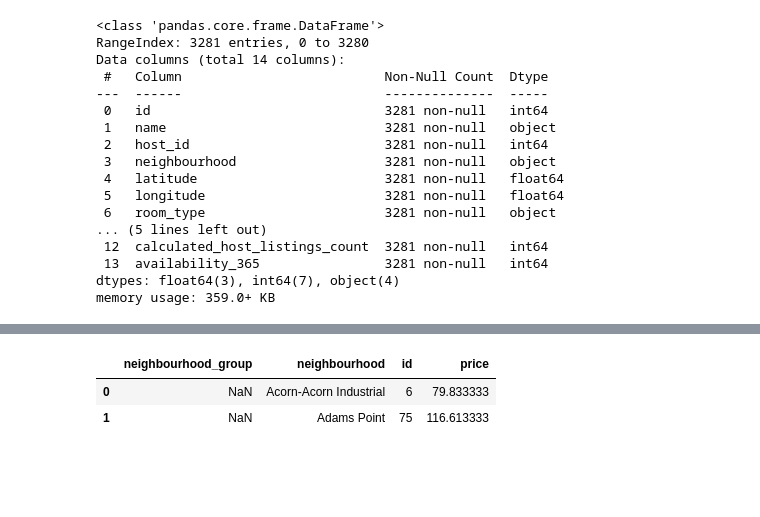
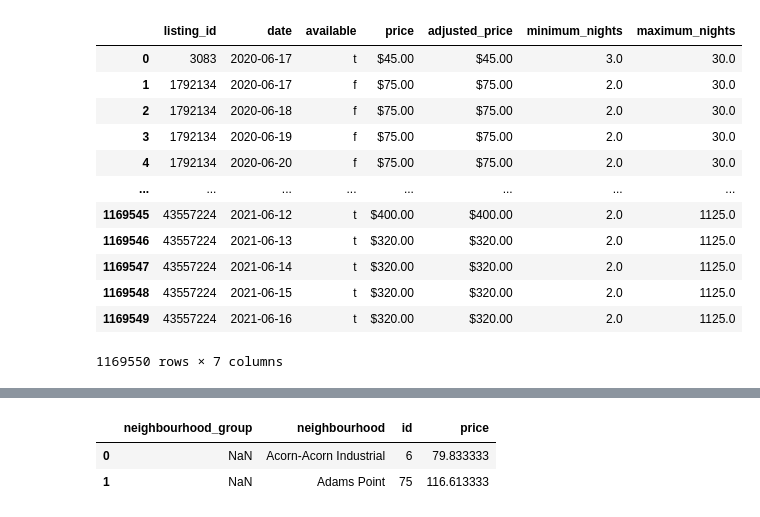
Before and after one commit to ab-89-ab/Assel_Badar.CAPSTONE2, a Jupyter notebook: Capstone2.ipynb, the cells around one changed output, grey strips where cells are left out. Saved outputs shown, nothing was run; the diff lists cells and outputs as text; code cells hidden in the pictures; blank space fills up the shorter version.

```diff
--- a/Capstone2.ipynb
+++ b/Capstone2.ipynb
@@ -43,21 +15,20 @@ memory usage: 410.2+ KB
-# %%
-# dfl.drop(columns=['host_name'],inplace=True)
-dfl.info()
-# %% [output]
-<class 'pandas.core.frame.DataFrame'>
-RangeIndex: 3281 entries, 0 to 3280
-Data columns (total 14 columns):
- #   Column                          Non-Null Count  Dtype
----  ------                          --------------  -----
- 0   id                              3281 non-null   int64
- 1   name                            3281 non-null   object
- 2   host_id                         3281 non-null   int64
- 3   neighbourhood                   3281 non-null   object
- 4   latitude                        3281 non-null   float64
- 5   longitude                       3281 non-null   float64
- 6   room_type                       3281 non-null   object
-... (5 lines left out)
- 12  calculated_host_listings_count  3281 non-null   int64
- 13  availability_365                3281 non-null   int64
-dtypes: float64(3), int64(7), object(4)
-memory usage: 359.0+ KB
+# %%
+pd.set_option('display.max_columns',200)
+# %%
+# dt.to_csv('file_name.csv’) # relative position
+# dfc.to_csv('~/Desktop/calendar.csv')
+dfc
+# %% [output]
+|  | listing_id | date | available | price | adjusted_price | minimum_nights | maximum_nights |
+| 0 | 3083 | 2020-06-17 | t | $45.00 | $45.00 | 3.0 | 30.0 |
+| 1 | 1792134 | 2020-06-17 | f | $75.00 | $75.00 | 2.0 | 30.0 |
+| 2 | 1792134 | 2020-06-18 | f | $75.00 | $75.00 | 2.0 | 30.0 |
+| 3 | 1792134 | 2020-06-19 | f | $75.00 | $75.00 | 2.0 | 30.0 |
+| 4 | 1792134 | 2020-06-20 | f | $75.00 | $75.00 | 2.0 | 30.0 |
+| ... | ... | ... | ... | ... | ... | ... | ... |
+| 1169545 | 43557224 | 2021-06-12 | t | $400.00 | $400.00 | 2.0 | 1125.0 |
+| 1169546 | 43557224 | 2021-06-13 | t | $320.00 | $320.00 | 2.0 | 1125.0 |
+| 1169547 | 43557224 | 2021-06-14 | t | $320.00 | $320.00 | 2.0 | 1125.0 |
+| 1169548 | 43557224 | 2021-06-15 | t | $320.00 | $320.00 | 2.0 | 1125.0 |
+| 1169549 | 43557224 | 2021-06-16 | t | $320.00 | $320.00 | 2.0 | 1125.0 |
+1169550 rows × 7 columns
```
Also changed, not shown: parts of 12 cells of this notebook, 12 other files.
